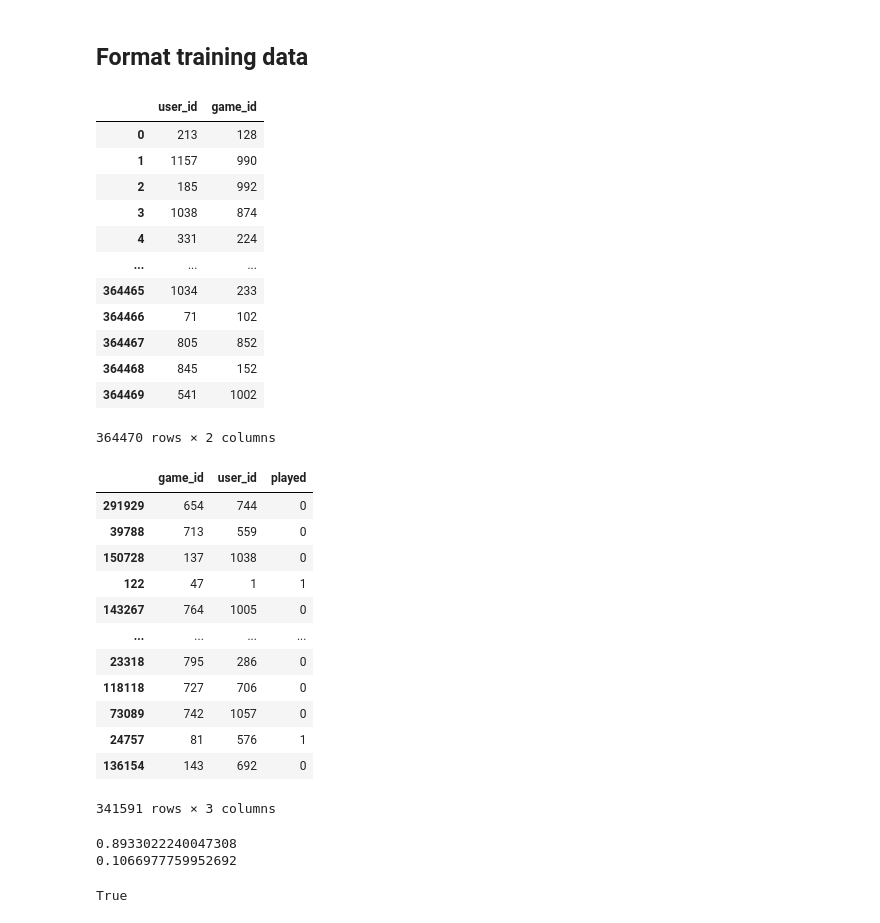
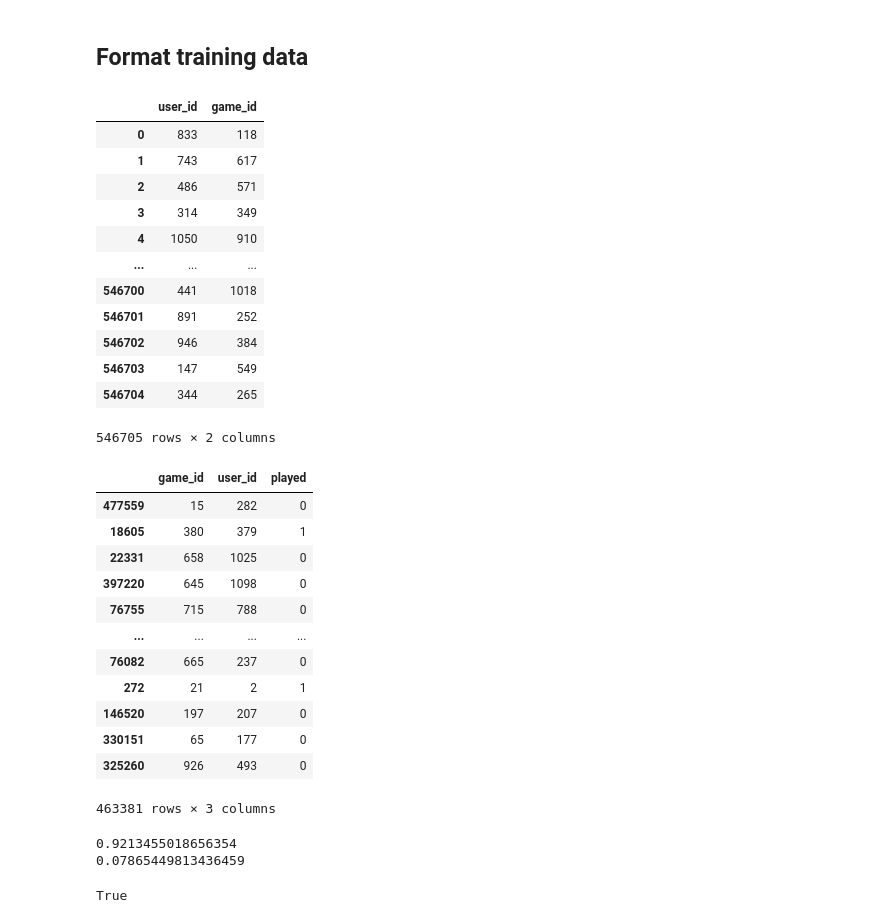
Before and after one commit to chris-gomes/steam-game-recommendations, a Jupyter notebook: NCF.ipynb, the cells around one changed output. Drawn from its saved outputs; the diff is of its cells as text; code cells hidden in the pictures.

```diff
--- a/NCF.ipynb
+++ b/NCF.ipynb
@@ -28,24 +28,24 @@ game_coding = pd.read_csv("data\\game-coding.csv")
 # %%
 train['played'] = 1
 # %%
-rand_users = np.random.randint(0, train.user_id.unique().size, train.shape[0] * 10)
-rand_games = np.random.randint(0, train.game_id.unique().size, train.shape[0] * 10)
+rand_users = np.random.randint(0, train.user_id.unique().size, train.shape[0] * 15)
+rand_games = np.random.randint(0, train.game_id.unique().size, train.shape[0] * 15)
 neg_train = pd.DataFrame({"user_id":rand_users, "game_id":rand_games})
 neg_train
 # %% [output]
 |  | user_id | game_id |
-| 0 | 213 | 128 |
-| 1 | 1157 | 990 |
-| 2 | 185 | 992 |
-| 3 | 1038 | 874 |
-| 4 | 331 | 224 |
+| 0 | 833 | 118 |
+| 1 | 743 | 617 |
+| 2 | 486 | 571 |
+| 3 | 314 | 349 |
+| 4 | 1050 | 910 |
 | ... | ... | ... |
-| 364465 | 1034 | 233 |
-| 364466 | 71 | 102 |
-| 364467 | 805 | 852 |
-| 364468 | 845 | 152 |
-| 364469 | 541 | 1002 |
+| 546700 | 441 | 1018 |
+| 546701 | 891 | 252 |
+| 546702 | 946 | 384 |
+| 546703 | 147 | 549 |
+| 546704 | 344 | 265 |
-364470 rows × 2 columns
+546705 rows × 2 columns
 # %%
 train = train.append(neg_train).drop_duplicates(subset=['game_id', 'user_id'])
 train.played = np.where(train.played != 1, 0, 1)
@@ -53,24 +53,24 @@ train = train.sample(frac=1.0)
 train
 # %% [output]
 |  | game_id | user_id | played |
-| 291929 | 654 | 744 | 0 |
-| 39788 | 713 | 559 | 0 |
-| 150728 | 137 | 1038 | 0 |
-| 122 | 47 | 1 | 1 |
-| 143267 | 764 | 1005 | 0 |
+| 477559 | 15 | 282 | 0 |
+| 18605 | 380 | 379 | 1 |
+| 22331 | 658 | 1025 | 0 |
+| 397220 | 645 | 1098 | 0 |
+| 76755 | 715 | 788 | 0 |
 | ... | ... | ... | ... |
-| 23318 | 795 | 286 | 0 |
-| 118118 | 727 | 706 | 0 |
-| 73089 | 742 | 1057 | 0 |
-| 24757 | 81 | 576 | 1 |
-| 136154 | 143 | 692 | 0 |
+| 76082 | 665 | 237 | 0 |
+| 272 | 21 | 2 | 1 |
+| 146520 | 197 | 207 | 0 |
+| 330151 | 65 | 177 | 0 |
+| 325260 | 926 | 493 | 0 |
-341591 rows × 3 columns
+463381 rows × 3 columns
 # %%
 print(train[train.played == 0].shape[0]/train.shape[0])
 print(train[train.played == 1].shape[0]/train.shape[0])
 # %% [output]
-0.8933022240047308
-0.1066977759952692
+0.9213455018656354
+0.07865449813436459
 # %%
 # check to make sure didn't introduce conflicting neg training instances
 train.groupby(by=['user_id']).agg({'game_id':lambda x: x.unique().size == x.size})['game_id'].all()
```
Also changed, not shown: parts of 27 cells of this notebook.
